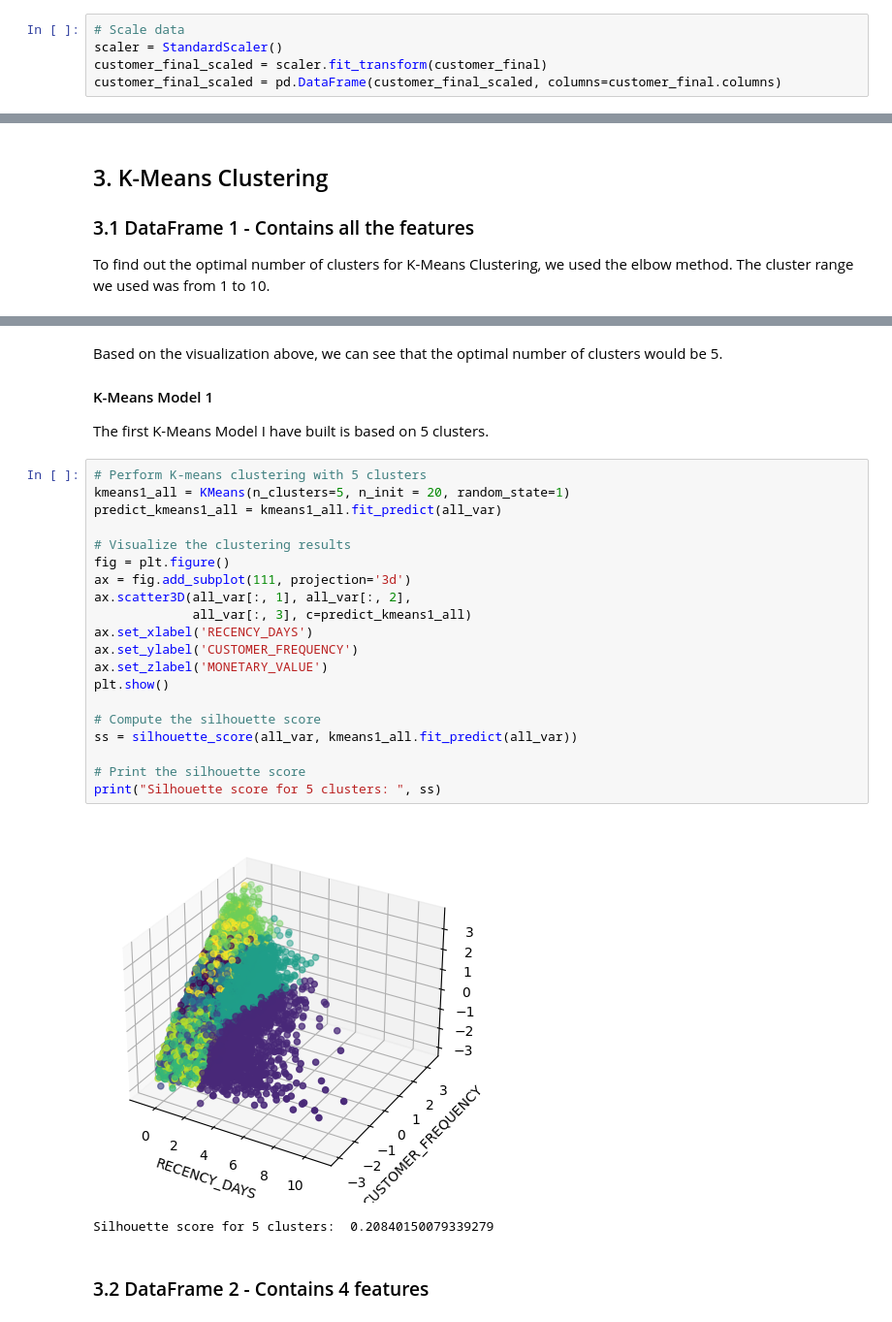
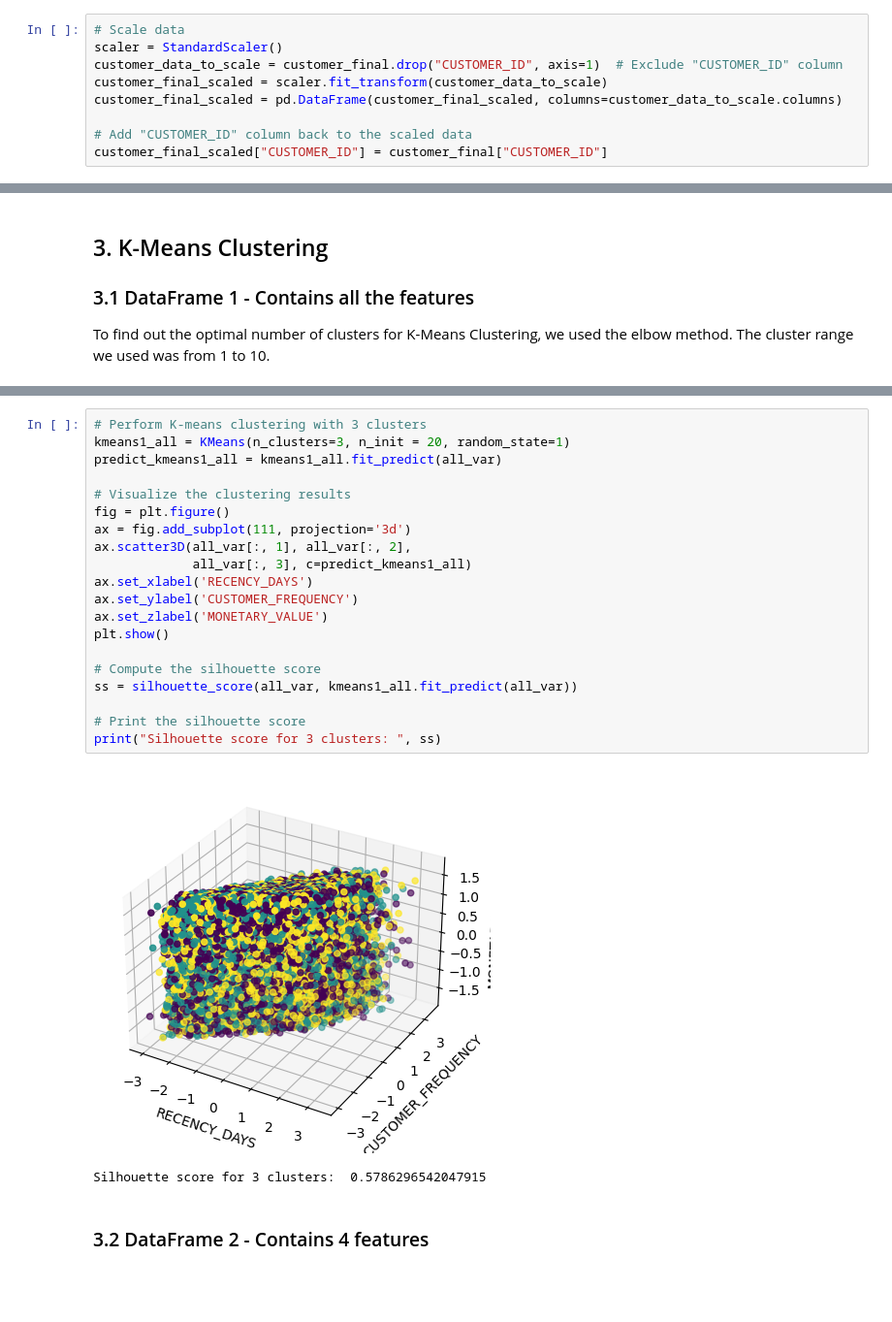
Before and after one commit to cshiwei330/ICP-ASG3-Insightify, a Jupyter notebook: clustering_model/Customer Segmentation Model.ipynb, the cells around one changed output, grey strips where cells are left out. Shown at 97% size. Cells and saved outputs as stored; diff of their text form; blank space fills up the shorter version.

```diff
--- a/clustering_model/Customer Segmentation Model.ipynb
+++ b/clustering_model/Customer Segmentation Model.ipynb
@@ -402,6 +402,10 @@ customer_final.head(5)
 # %%
 # Scale data
 scaler = StandardScaler()
-customer_final_scaled = scaler.fit_transform(customer_final)
-customer_final_scaled = pd.DataFrame(customer_final_scaled, columns=customer_final.columns)
+customer_data_to_scale = customer_final.drop("CUSTOMER_ID", axis=1)  # Exclude "CUSTOMER_ID" column
+customer_final_scaled = scaler.fit_transform(customer_data_to_scale)
+customer_final_scaled = pd.DataFrame(customer_final_scaled, columns=customer_data_to_scale.columns)
+
+# Add "CUSTOMER_ID" column back to the scaled data
+customer_final_scaled["CUSTOMER_ID"] = customer_final["CUSTOMER_ID"]
 # %% [markdown]
@@ -463,32 +511,26 @@ plt.show()
-# %% [markdown]
-Based on the visualization above, we can see that the optimal number of clusters would be 5.
-
-#### K-Means Model 1
-
-The first K-Means Model I have built is based on 5 clusters.
 # %%
-# Perform K-means clustering with 5 clusters
-kmeans1_all = KMeans(n_clusters=5, n_init = 20, random_state=1)
+# Perform K-means clustering with 3 clusters
+kmeans1_all = KMeans(n_clusters=3, n_init = 20, random_state=1)
 predict_kmeans1_all = kmeans1_all.fit_predict(all_var)
 
 # Visualize the clustering results
 fig = plt.figure()
 ax = fig.add_subplot(111, projection='3d')
 ax.scatter3D(all_var[:, 1], all_var[:, 2],
              all_var[:, 3], c=predict_kmeans1_all)
 ax.set_xlabel('RECENCY_DAYS')
 ax.set_ylabel('CUSTOMER_FREQUENCY')
 ax.set_zlabel('MONETARY_VALUE')
 plt.show()
 
 # Compute the silhouette score
 ss = silhouette_score(all_var, kmeans1_all.fit_predict(all_var))
 
 # Print the silhouette score
-print("Silhouette score for 5 clusters: ", ss)
+print("Silhouette score for 3 clusters: ", ss)
 # %% [output]
-[figure, old version]
+[figure, new version]
-Silhouette score for 5 clusters:  0.20840150079339279
+Silhouette score for 3 clusters:  0.5786296542047915
 # %% [markdown]
 ### 3.2 DataFrame 2 - Contains 4 features <a id="part3.2"></a>
 # %%
```
Also changed, not shown: parts of 53 cells of this notebook, 1 other file.
